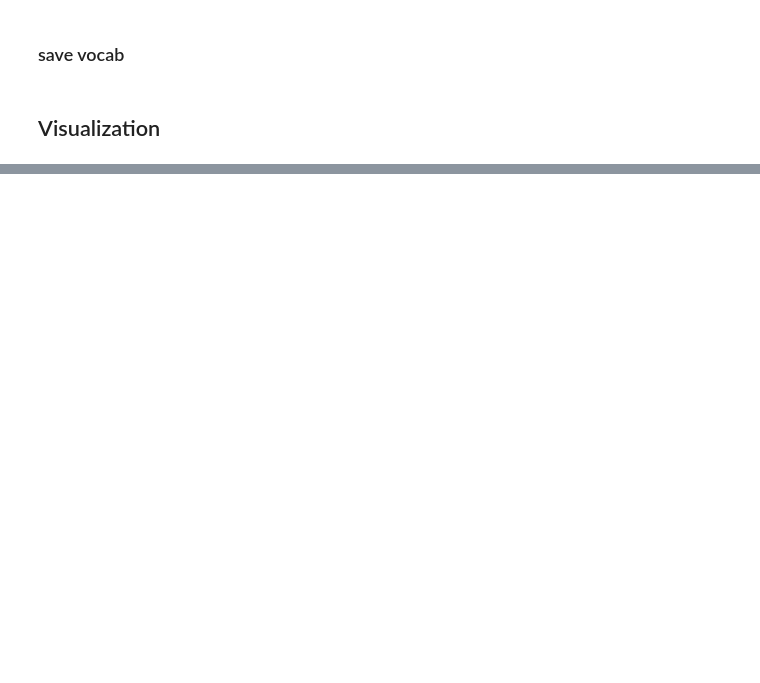
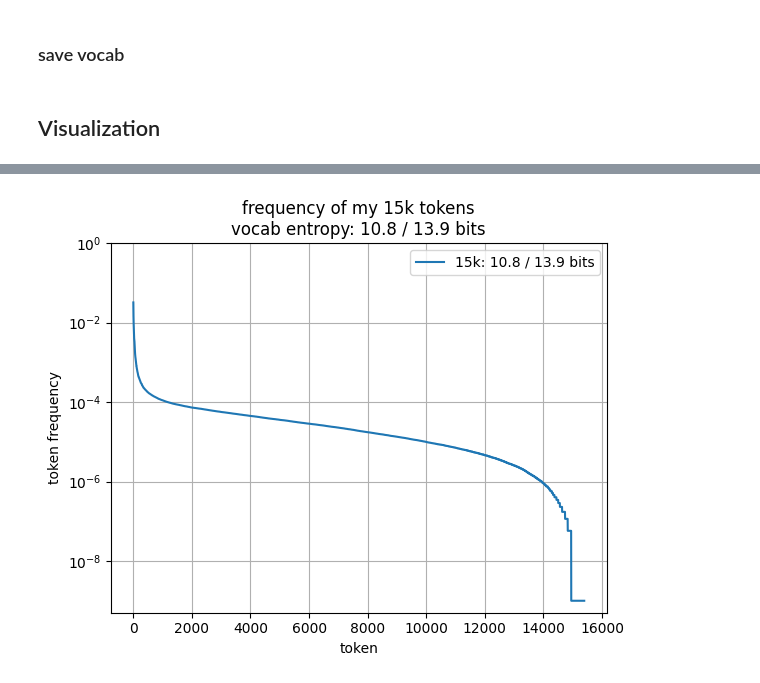
Before and after one commit to aletheap/tokenizer, a Jupyter notebook: test.ipynb, the cells around one changed output, grey strips where cells are left out. Drawn from its saved outputs; the diff is of its cells as text; code cells hidden in the pictures; blank space fills up the shorter version.

```diff
--- a/test.ipynb
+++ b/test.ipynb
@@ -218,6 +218,8 @@ class Vocabulary(dict):
 # %%
 #cProfile.run('vocab, time_stamps, token_freq_log = Vocabulary.create()')
 vocab, time_stamps, token_freq_log = Vocabulary.create(ds, no_merge_on_right=ASCII_PUNCTUATION)
+# %%
+vocab_15k, time_stamps_15k, token_freq_log_15k = Vocabulary.create(ds, no_merge_on_right=ASCII_PUNCTUATION, max_size=15394, max_token_len=15)
 # %%
 print(f"Most common tokens: {vocab.most_common()[:10]}")
 print(f"Least common tokens: {vocab.most_common(reverse=True)[:10]}")
@@ -309,0 +324,22 @@ assert vocab.items() == test_loaded_vocab.items(), f"ERROR:\n{vocab.items()=}\n{
+# %%
+y_freqs_15k = np.array([v for t, v in freqs_15k.most_common()])
+#y_freqs_15k = y_freqs_15k[y_freqs_15k != 0]
+y_freqs_15k = y_freqs_15k / y_freqs_15k.sum()
+y_freqs_15k = y_freqs_15k.clip(min=1e-9)
+#y_freqs_15k = sorted(y_freqs_15k, reverse=True)
+x_15k = range(len(y_freqs_15k))
+plt.grid()
+
+plt.plot(x_15k, y_freqs_15k, label=f"15k: {entropy(y_freqs_15k):.1f} / {np.log2(len(y_freqs_15k)):.1f} bits")
+plt.ylim(5e-10, 1)
+plt.yscale("log")
+#plt.xscale("log")
+plt.xlabel('token')
+plt.ylabel('token frequency')
+plt.title(f'frequency of my 15k tokens\nvocab entropy: {entropy(y_freqs_15k):.1f} / {np.log2(len(y_freqs_15k)):.1f} bits')
+plt.legend()
+plt.savefig('15k-token-frequencies.png', dpi=300)
+plt.show()
+plt.close()
+# %% [output]
+[figure, added]
```
Also changed, not shown: parts of 24 cells of this notebook, 4 other files.
